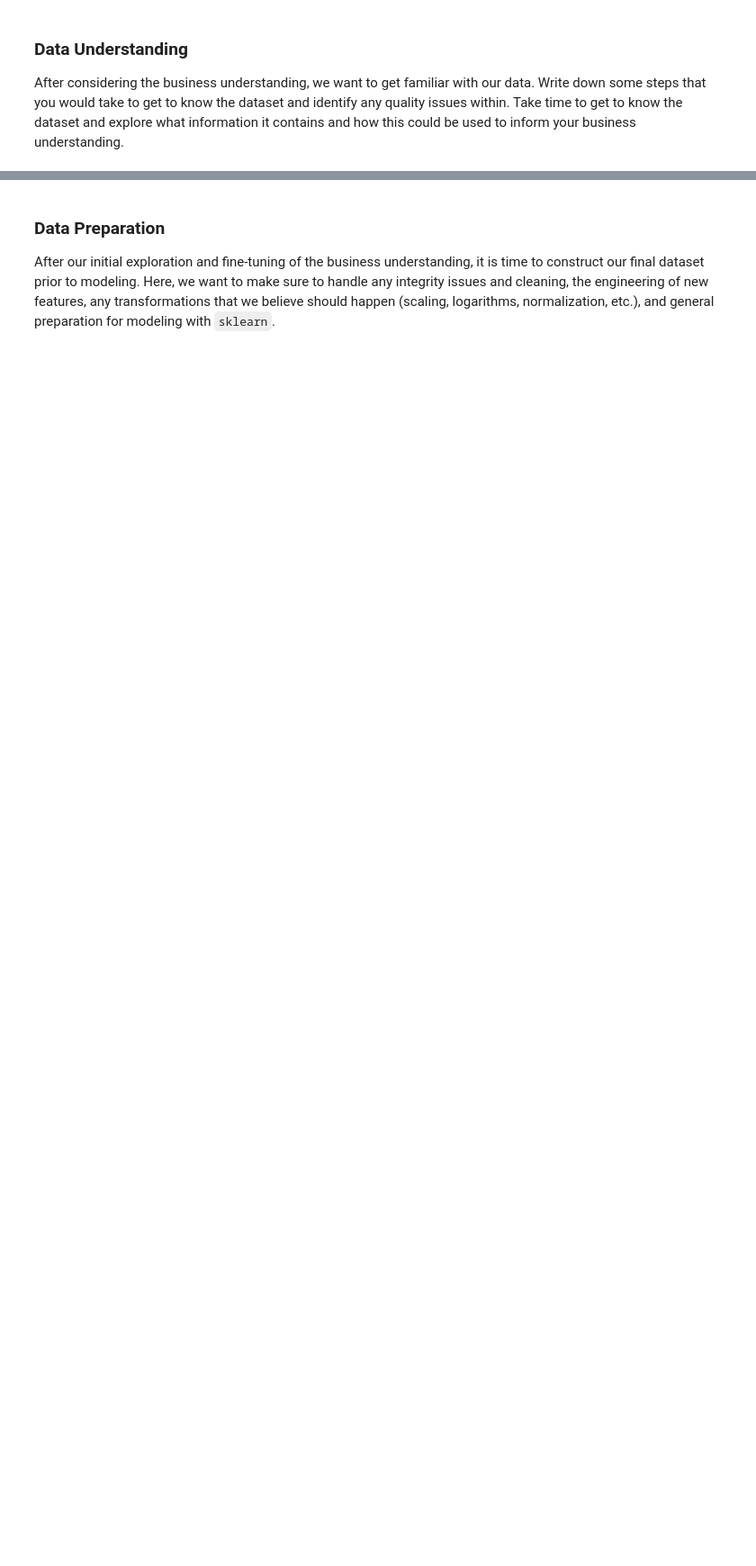
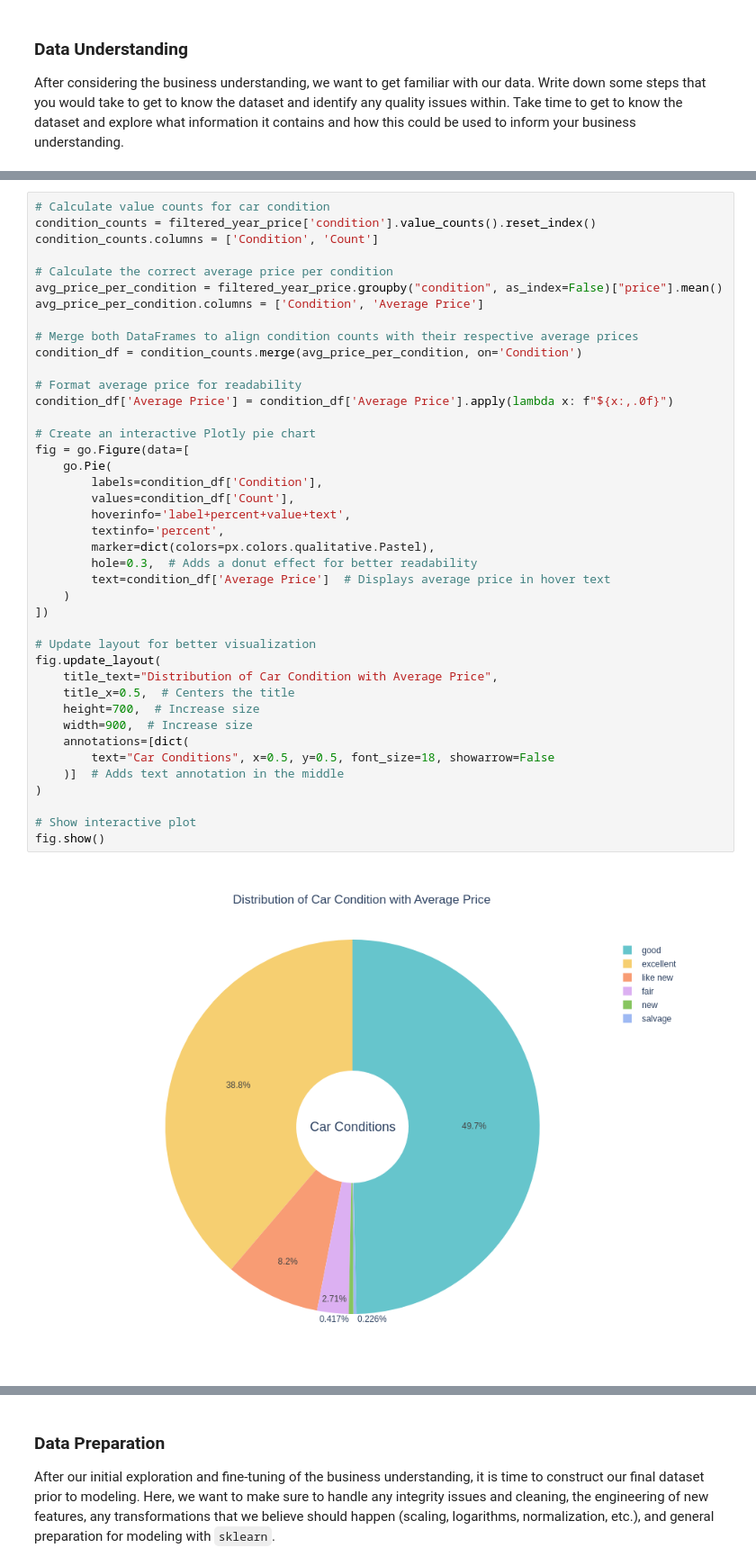
Before and after one commit to salorozco/machine-learning-and-artificial-intelligence, a Jupyter notebook: used_cars/prompt_II.ipynb, the cells around one changed output, grey strips where cells are left out. Shown at 90% size. Cells and saved outputs as stored; diff of their text form; blank space fills up the shorter version.

```diff
--- a/used_cars/prompt_II.ipynb
+++ b/used_cars/prompt_II.ipynb
@@ -25,0 +284,43 @@ After considering the business understanding, we want to get familiar with our d
+# %%
+# Calculate value counts for car condition
+condition_counts = filtered_year_price['condition'].value_counts().reset_index()
+condition_counts.columns = ['Condition', 'Count']
+
+# Calculate the correct average price per condition
+avg_price_per_condition = filtered_year_price.groupby("condition", as_index=False)["price"].mean()
+avg_price_per_condition.columns = ['Condition', 'Average Price']
+
+# Merge both DataFrames to align condition counts with their respective average prices
+condition_df = condition_counts.merge(avg_price_per_condition, on='Condition')
+
+# Format average price for readability
+condition_df['Average Price'] = condition_df['Average Price'].apply(lambda x: f"${x:,.0f}")
+
+# Create an interactive Plotly pie chart
+fig = go.Figure(data=[
+    go.Pie(
+        labels=condition_df['Condition'],
+        values=condition_df['Count'],
+        hoverinfo='label+percent+value+text',
+        textinfo='percent',
+        marker=dict(colors=px.colors.qualitative.Pastel),
+        hole=0.3,  # Adds a donut effect for better readability
+        text=condition_df['Average Price']  # Displays average price in hover text
+    )
+])
+
+# Update layout for better visualization
+fig.update_layout(
+    title_text="Distribution of Car Condition with Average Price",
+    title_x=0.5,  # Centers the title
+    height=700,  # Increase size
+    width=900,  # Increase size
+    annotations=[dict(
+        text="Car Conditions", x=0.5, y=0.5, font_size=18, showarrow=False
+    )]  # Adds text annotation in the middle
+)
+
+# Show interactive plot
+fig.show()
+# %% [output]
+[figure, added]
```
Also changed, not shown: parts of 51 cells of this notebook, 2 other files.
